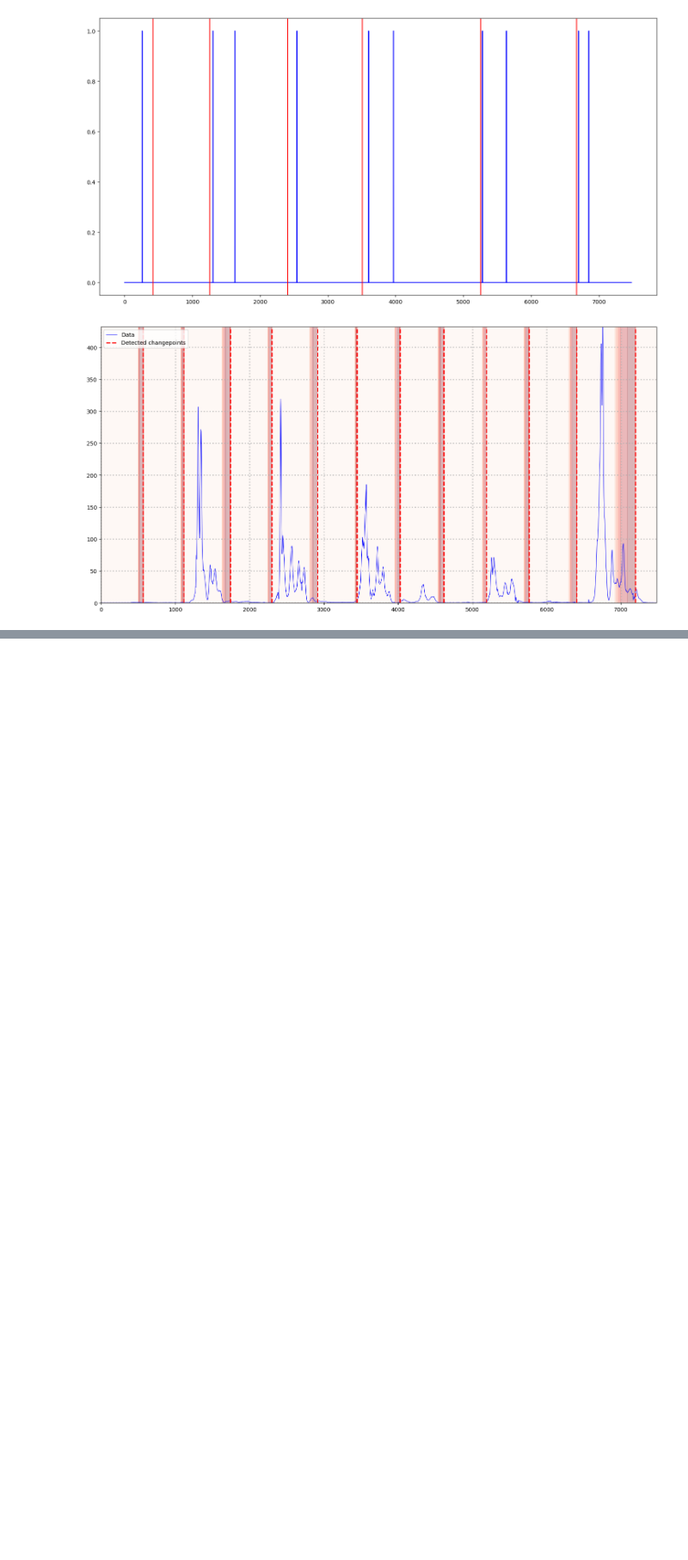
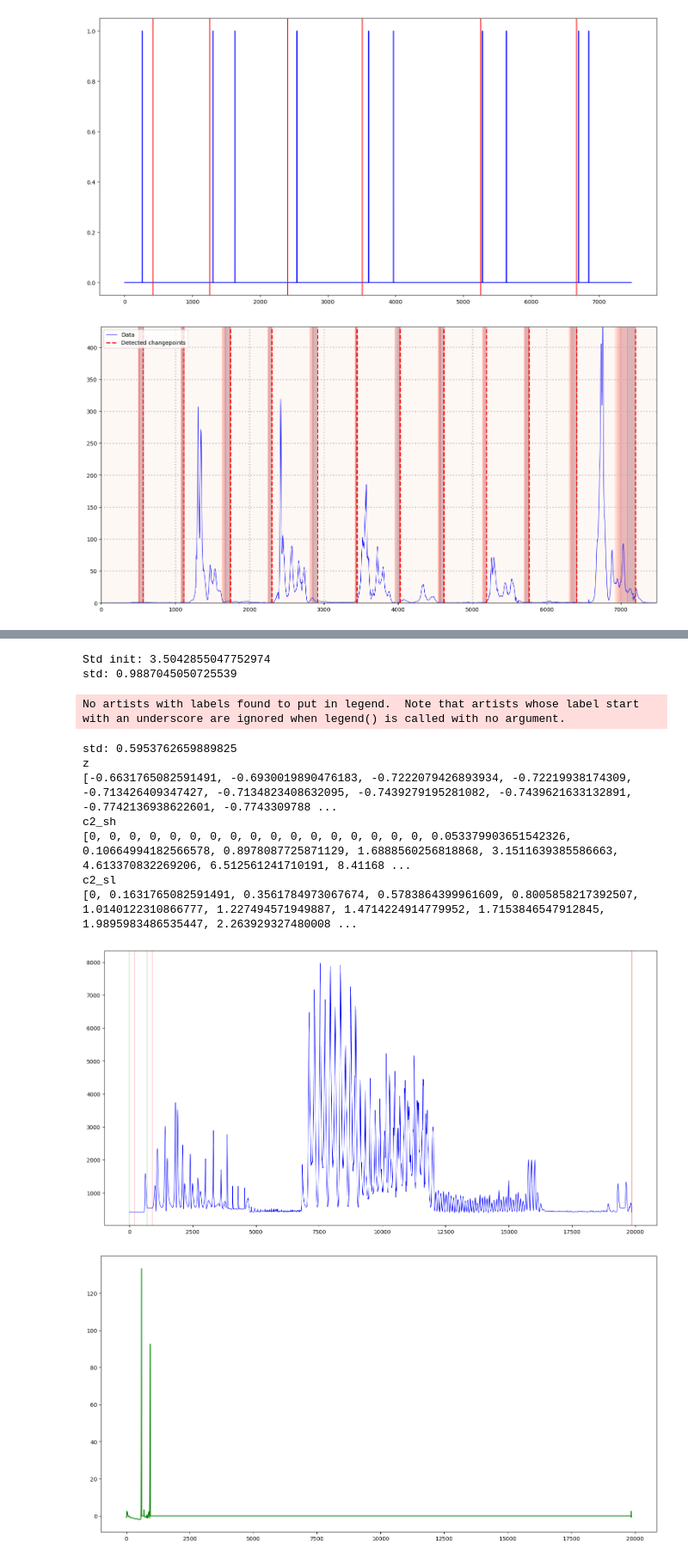
Before and after one commit to mosenco/CUSUMMO, a Jupyter notebook: main.ipynb, the cells around one changed output, grey strips where cells are left out. Shown at 86% size. Saved outputs shown, nothing was run; the diff lists cells and outputs as text; code cells hidden in the pictures; blank space fills up the shorter version.

```diff
--- a/main.ipynb
+++ b/main.ipynb
@@ -528,0 +629,48 @@ plt.show()
+# %%
+import pandas as pd
+import matplotlib.pyplot as plt
+import numpy as np
+
+
+
+df=pd.read_csv("cora_0005.txt",sep=' ', header=None)
+df["som"]=df.sum(axis=1)
+
+df=df.iloc[:,8].values
+cp = ChangePointDynWin(df,1000,200,0.5)
+
+gt=pd.read_csv("GA_single_22-03-2016_t024_location_ground_truth.txt", header=None)
+gt=gt.values.flatten()
+
+
+
+
+
+
+plt.figure(figsize=(18,9))
+#plt.plot(np.arange(len(gt)),gt,'g')
+plt.plot(np.arange(len(stretch_df)),stretch_df,'blue')
+stretch_df = []
+#calcolo la posizione relativa dei uno in gt
+
+for idx,i in enumerate(gt):
+
+    relpos = len(df)*i/gt[-1]
+    stretch_df.append(relpos)
+
+#plt.plot(np.arange(len(stretch_df)),stretch_df,'blue')
+for j in stretch_df:
+    plt.axvline(x = j, color = 'blue')
+# %% [output]
+Std init: 3.5042855047752974
+std: 0.9887045050725539
+No artists with labels found to put in legend.  Note that artists whose label start with an underscore are ignored when legend() is called with no argument.
+std: 0.5953762659889825
+z
+[-0.6631765082591491, -0.6930019890476183, -0.7222079426893934, -0.72219938174309, -0.713426409347427, -0.7134823408632095, -0.7439279195281082, -0.7439621633132891, -0.7742136938622601, -0.7743309788 ...
+c2_sh
+[0, 0, 0, 0, 0, 0, 0, 0, 0, 0, 0, 0, 0, 0, 0, 0, 0, 0.053379903651542326, 0.10664994182566578, 0.8978087725871129, 1.6888560256818868, 3.1511639385586663, 4.613370832269206, 6.512561241710191, 8.41168 ...
+c2_sl
+[0, 0.1631765082591491, 0.3561784973067674, 0.5783864399961609, 0.8005858217392507, 1.0140122310866777, 1.227494571949887, 1.4714224914779952, 1.7153846547912845, 1.9895983486535447, 2.263929327480008 ...
+[figure, added]
+[figure, added]
```
Also changed, not shown: parts of 18 cells of this notebook, 2 other files.
